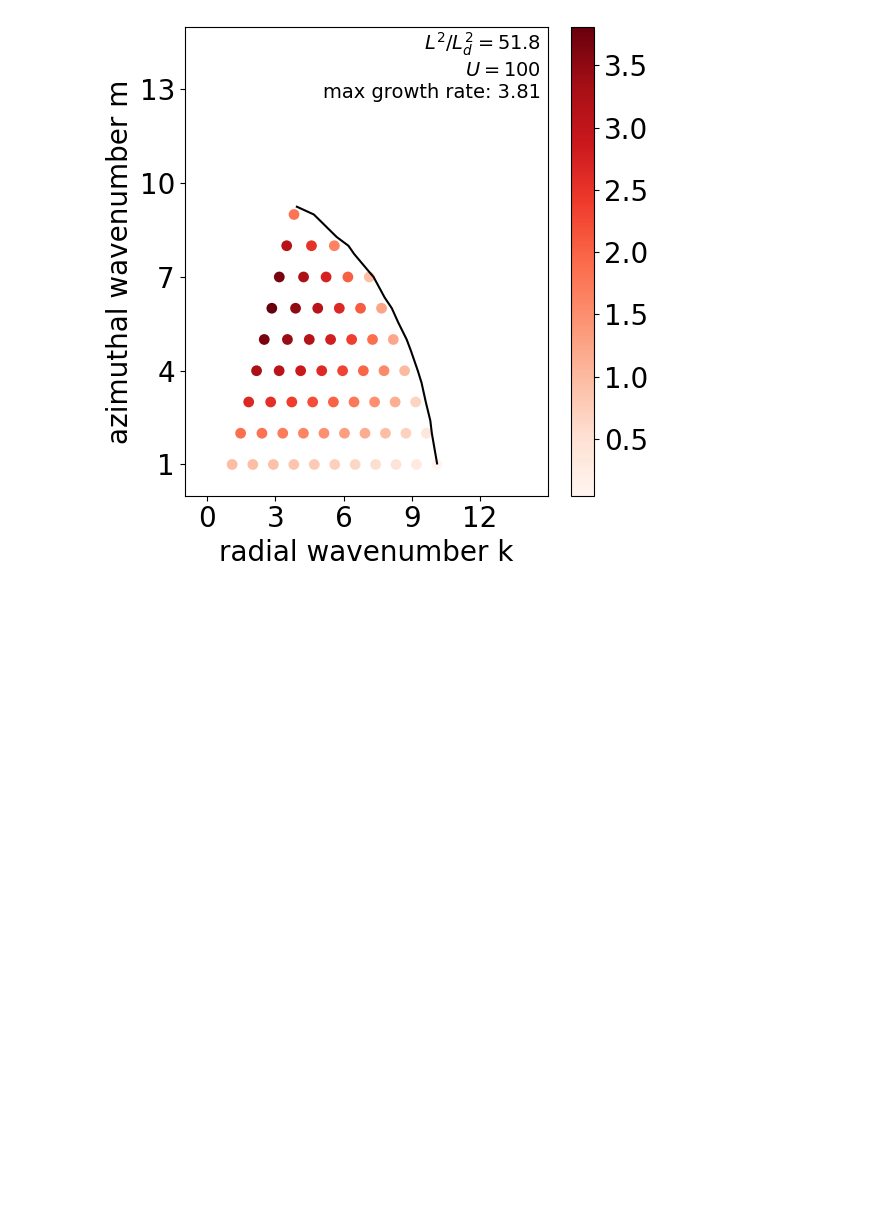
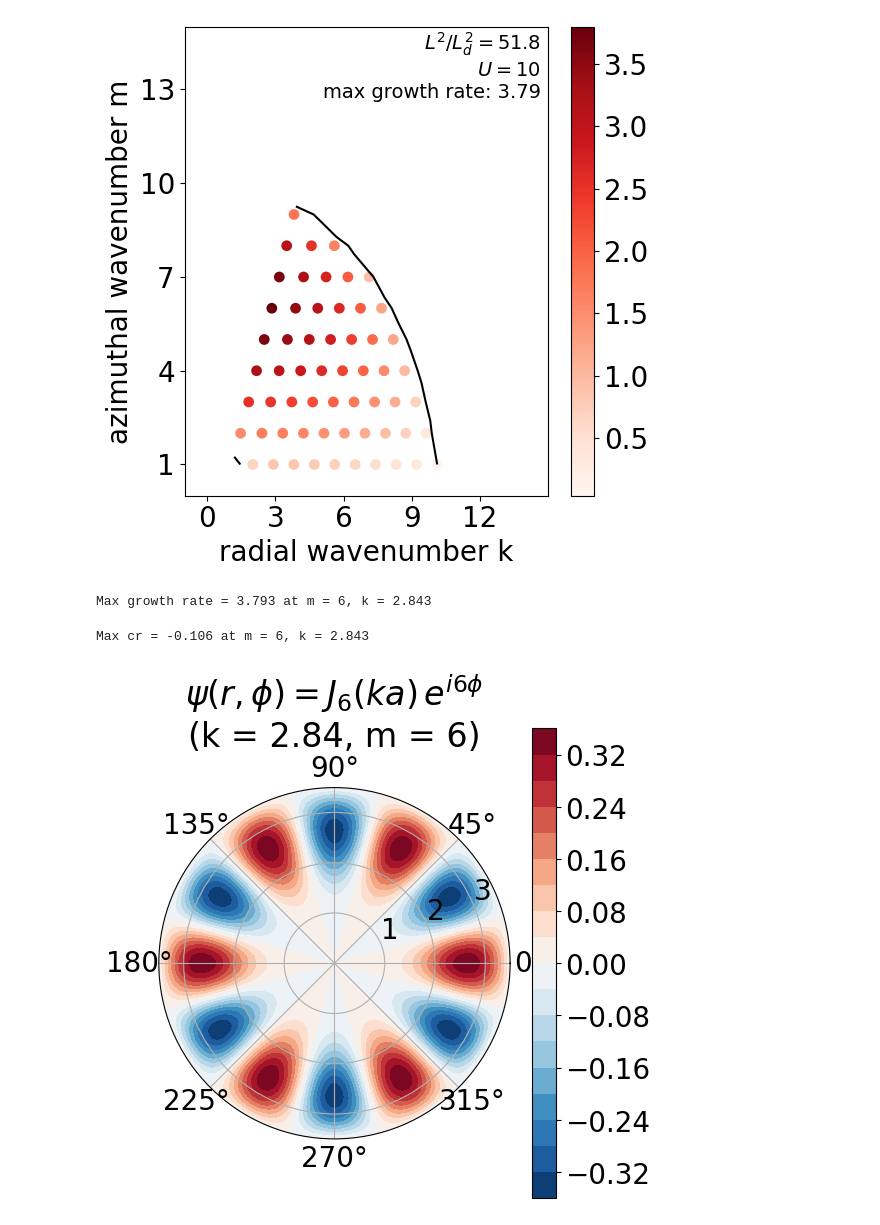
Before and after one commit to linyao1999/JupiterVortex, a Jupyter notebook: ANL_dry_2L_v2.ipynb, the cells around one changed output. Saved outputs shown, nothing was run; the diff lists cells and outputs as text; code cells hidden in the pictures; blank space fills up the shorter version.

```diff
--- a/ANL_dry_2L_v2.ipynb
+++ b/ANL_dry_2L_v2.ipynb
@@ -25,7 +22,7 @@ B1 = 5.18   # L**2/Ld1**2; can vary between 0.1 and 100
 B1 = 51.8   # L**2/Ld1**2; can vary between 0.1 and 100
 delta = 1.0 # H2/H1
 B2 = delta**2 * B1 # L**2/Ld1**2;
-U = 100
+U = 10
 Gamma = gamma * (L**3) / U
 # %%
 Gamma - 2 * B1
@@ -105,4 +104,54 @@ plt.text(
 plt.tight_layout()
 plt.show()
 # %% [output]
-[figure, old version]
+[figure, new version]
+# %%
+max_idx = np.nanargmax(c)
+
+# Get corresponding values
+ci_max = c[max_idx]
+
+m_max = y[max_idx]
+k_max = x[max_idx]
+
+max_grow = ci_max
+print(f"Max growth rate = {max_grow:.4g} at m = {m_max}, k = {k_max:.4g}")
+# %% [output]
+Max growth rate = 3.793 at m = 6, k = 2.843
+# %%
+# Get corresponding values
+cr_max = crp[max_idx]
+m_max = y[max_idx]
+k_max = x[max_idx]
+
+print(f"Max cr = {cr_max:.4g} at m = {m_max}, k = {k_max:.4g}")
+# %% [output]
+Max cr = -0.106 at m = 6, k = 2.843
+# %%
+from scipy.special import jv
+
+nr = 200
+nphi = 200
+
+r = np.linspace(0, a_norm, nr)
+phi = np.linspace(0, 2*np.pi, nphi)
+
+# 2D grid
+R, PHI = np.meshgrid(r, phi, indexing='ij')
+
+# Streamfunction mode
+m_int = int(m_max)   # m must be integer
+psi = jv(m_int, k_max * R) * np.exp(1j * m_int * PHI)
+psi_real = np.real(psi)
+
+# Plot in polar coordinates
+import matplotlib.pyplot as plt
+
+fig, ax = plt.subplots(subplot_kw={'projection': 'polar'}, figsize=(6, 6))
+contour = ax.contourf(PHI, R, psi_real, levels=20, cmap='RdBu_r')
+fig.colorbar(contour)
+ax.set_title(fr"$\psi(r, \phi) = J_{{{m_int}}}(k a) \, e^{{i {m_int} \phi}}$" + f"\n(k = {k_max:.2f}, m = {m_int})")
+plt.tight_layout()
+plt.show()
+# %% [output]
+[figure, added]
```
Also changed, not shown: parts of 6 cells of this notebook, 24 other files.
